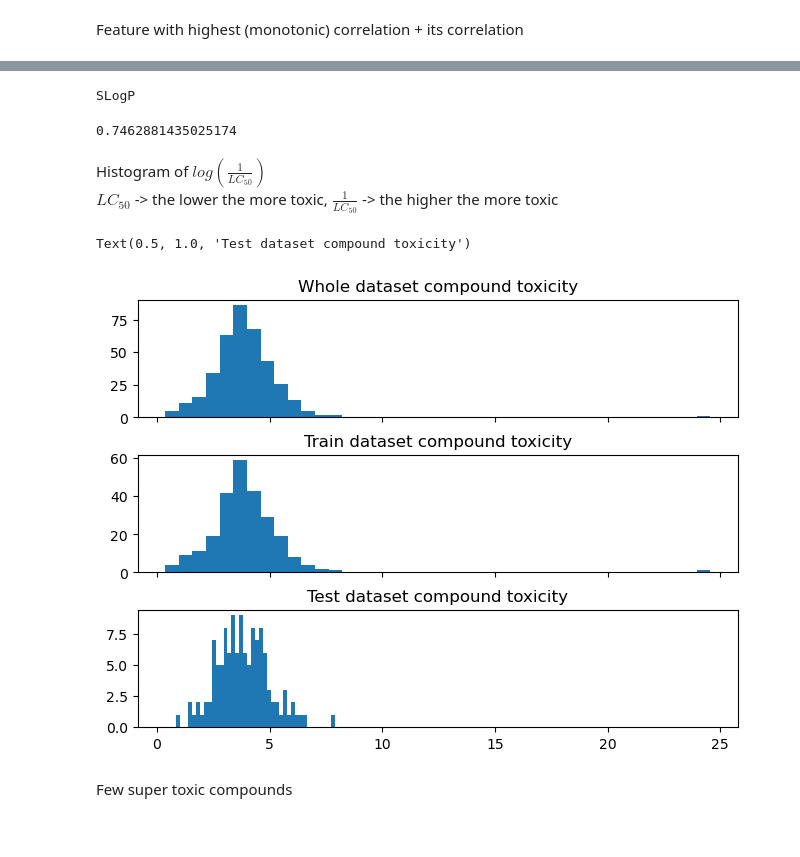
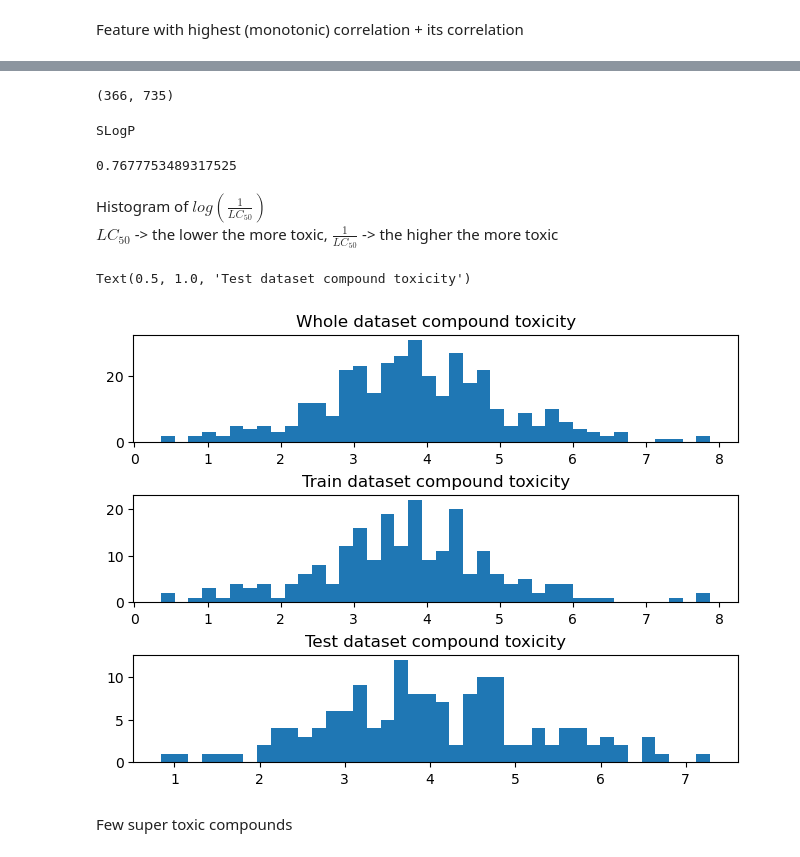
Before and after one commit to Max10-afk/chin_group_project, a Jupyter notebook: data_analysis.ipynb, the cells around one changed output, grey strips where cells are left out. Saved outputs shown, nothing was run; the diff lists cells and outputs as text; code cells hidden in the pictures.

```diff
--- a/data_analysis.ipynb
+++ b/data_analysis.ipynb
@@ -39,8 +42,18 @@ def model_scorer(pred_model, x_train, y_train, cv = 3):
     cv_score = cross_validate(pred_model, x_train, y_train, cv = cv)
     return[normal_score, shuffle_score, cv_score]
 # %%
-all_data = pd.read_csv("data/molecules_descriptors_mordred.csv")
+all_fp_data = pd.read_csv("fp_dataframe.csv")
+all_data = pd.read_csv("molecules_descriptors_mordred.csv")
+print(all_data.shape)
+# tox_outlier = np.argmax(all_data["compound_toxicity"])
+#all_data = all_data.drop(tox_outlier)
+fp_data =  all_fp_data.drop(all_fp_data.columns[[0, 1, -1]], axis=1)
+# fp_data = fp_data.drop(tox_outlier)
+pw_dist = pairwise_distances(fp_data, n_jobs = -1)
+avg_pw_dist = np.mean(pw_dist, axis=0).reshape(-1, 1)
 scaler = StandardScaler()
-X_train, X_test, y_train, y_test = train_test_split(all_data.drop(all_data.columns[[0, 1, -1]], axis=1), all_data.iloc[:,-1], test_size=0.33, random_state=42)
+all_data.insert(3, "avg_pw_dist", avg_pw_dist)
+X_train, X_test, y_train, y_test = train_test_split(all_data.drop(all_data.columns[[0, 1, -1]], axis=1), all_data.iloc[:,-1],
+                                                    test_size=0.4, random_state=2)
 scaled_x_train = scaler.fit_transform(X_train)
 scaled_x_test = scaler.fit_transform(X_test)
@@ -50,3 +67,7 @@ scaled_x_test = scaler.fit_transform(X_test)
 all_data_corr = all_data.drop(all_data.columns[[0,1]], axis = 1).corr(method="spearman")
 # %% [markdown]
 Feature with highest (monotonic) correlation + its correlation
+# %%
+my_features = all_data_corr["compound_toxicity"][np.argsort(np.abs(all_data_corr["compound_toxicity"].to_numpy()))].iloc[::-1][1:300].index.to_list()
+# %%
+my_features += ["compound_toxicity"]
@@ -53,23 +110,42 @@ Feature with highest (monotonic) correlation + its correlation
+# %%
+all_fp_data = pd.read_csv("fp_dataframe.csv")
+all_data = pd.read_csv("molecules_descriptors_mordred.csv")
+print(all_data.shape)
+# tox_outlier = np.argmax(all_data["compound_toxicity"])
+#all_data = all_data.drop(tox_outlier)
+fp_data =  all_fp_data.drop(all_fp_data.columns[[0, 1, -1]], axis=1)
+# fp_data = fp_data.drop(tox_outlier)
+pw_dist = pairwise_distances(fp_data, n_jobs = -1)
+avg_pw_dist = np.mean(pw_dist, axis=0).reshape(-1, 1)
+scaler = StandardScaler()
+all_data.insert(3, "avg_pw_dist", avg_pw_dist)
+all_data = all_data[my_features]
+X_train, X_test, y_train, y_test = train_test_split(all_data.drop(all_data.columns[-1], axis=1), all_data.iloc[:,-1],
+                                                    test_size=0.4, random_state=2)
+scaled_x_train = scaler.fit_transform(X_train)
+scaled_x_test = scaler.fit_transform(X_test)
+# %% [output]
+(366, 735)
 # %%
 print(all_data_corr.index[np.argsort(np.abs(all_data_corr["compound_toxicity"].to_numpy()))][-2])
 all_data_corr["compound_toxicity"][np.argsort(np.abs(all_data_corr["compound_toxicity"].to_numpy()))][-2]
 # %% [output]
 SLogP
-0.7462881435025174
+0.7677753489317525
 # %% [markdown]
 Histogram of $log(\frac{1}{LC_{50}})$\
 $LC_{50}$ -> the lower the more toxic, $\frac{1}{LC_{50}}$ -> the higher the more toxic
 # %%
-fig, axs = plt.subplots(3, 1, layout='constrained', sharex=True)
+fig, axs = plt.subplots(3, 1, layout='constrained')#, sharex=True)
 axs[0].hist(all_data["compound_toxicity"], bins = 40)
 axs[1].hist(y_train, bins = 40)
 axs[2].hist(y_test, bins = 40)
 axs[0].set_title("Whole dataset compound toxicity")
 axs[1].set_title("Train dataset compound toxicity")
 axs[2].set_title("Test dataset compound toxicity")
 # %% [output]
 Text(0.5, 1.0, 'Test dataset compound toxicity')
-[figure, old version]
+[figure, new version]
 # %% [markdown]
 Few super toxic compounds
 # %% [markdown]
```
Also changed, not shown: parts of 42 cells of this notebook, 4 other files.
